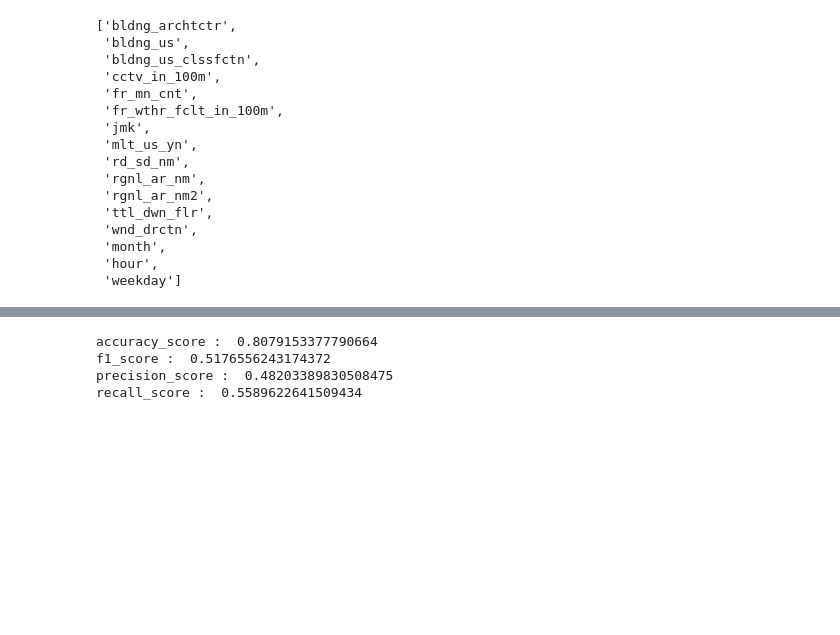
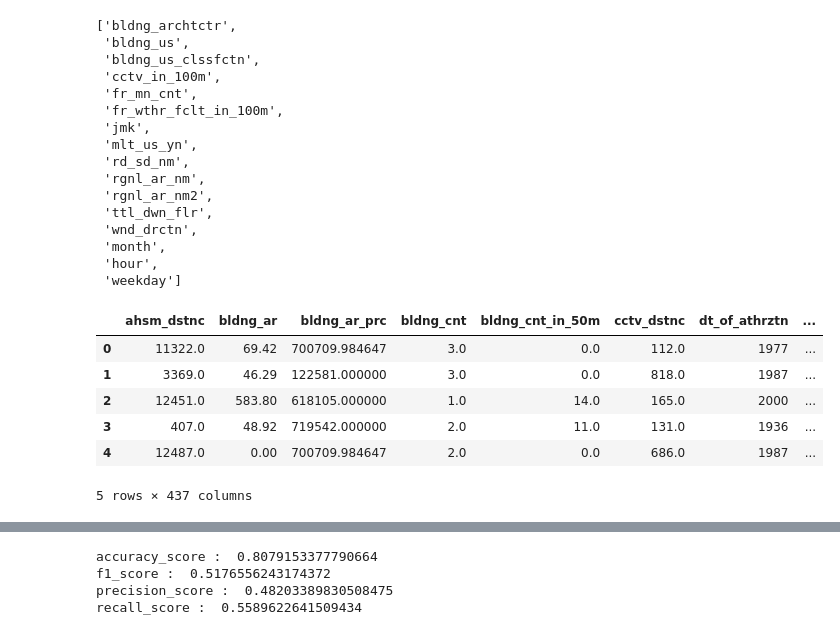
Before and after one commit to HongJaeKwon/kimhae_fire_detection, a Jupyter notebook: hjk_fire_feature.ipynb, the cells around one changed output, grey strips where cells are left out. Drawn from its saved outputs; the diff is of its cells as text; code cells hidden in the pictures; blank space fills up the shorter version.

```diff
--- a/hjk_fire_feature.ipynb
+++ b/hjk_fire_feature.ipynb
@@ -277,6 +277,16 @@ l
 # %%
 for f in all_f:
     all_df=hjk_feature_onehot(all_df,f)
+# %%
+all_df.head()
+# %% [output]
+|  | ahsm_dstnc | bldng_ar | bldng_ar_prc | bldng_cnt | bldng_cnt_in_50m | cctv_dstnc | dt_of_athrztn | ... |
+| 0 | 11322.0 | 69.42 | 700709.984647 | 3.0 | 0.0 | 112.0 | 1977 | ... |
+| 1 | 3369.0 | 46.29 | 122581.000000 | 3.0 | 0.0 | 818.0 | 1987 | ... |
+| 2 | 12451.0 | 583.80 | 618105.000000 | 1.0 | 14.0 | 165.0 | 2000 | ... |
+| 3 | 407.0 | 48.92 | 719542.000000 | 2.0 | 11.0 | 131.0 | 1936 | ... |
+| 4 | 12487.0 | 0.00 | 700709.984647 | 2.0 | 0.0 | 686.0 | 1987 | ... |
+5 rows × 437 columns
 # %%
 all_y=all_df['fr_yn'].as_matrix()
 # %%
```
Also changed, not shown: parts of 10 cells of this notebook.
